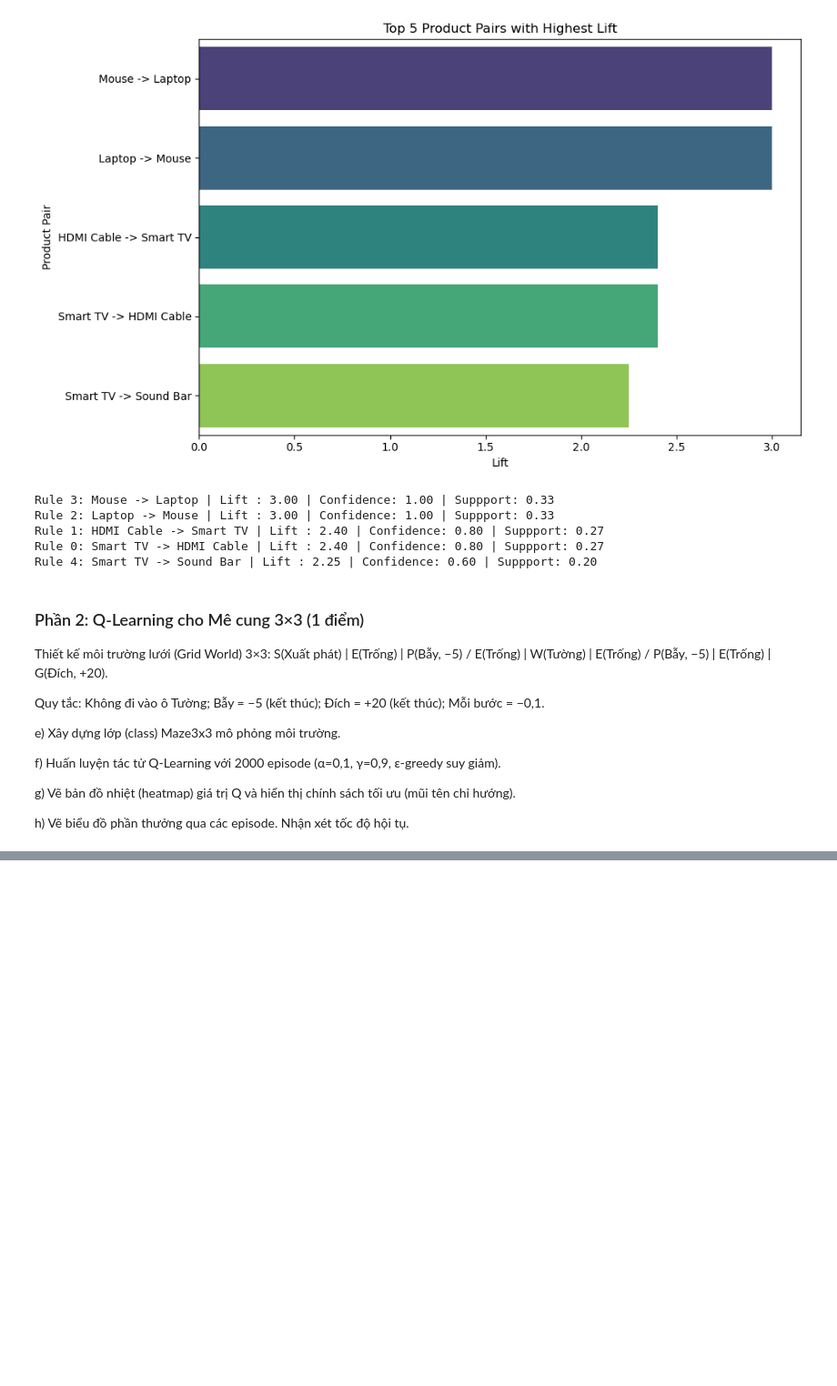
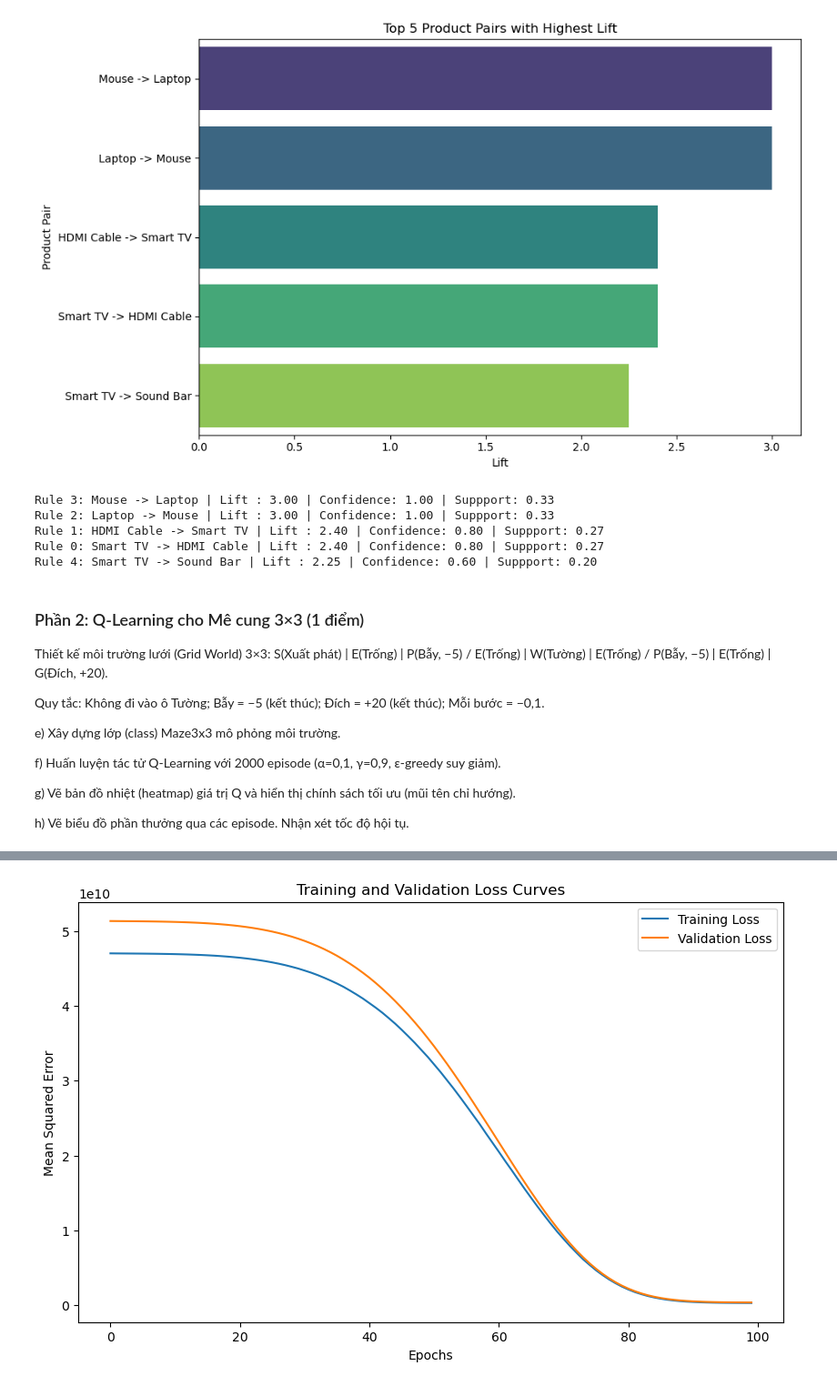
Before and after one commit to Minuxe/Aptech-Advanced-Data-Science, a Jupyter notebook: Aptech-Advanced-Data-Science/Bai thi cuoi ky/TranDaiMinh_CuoiKy.ipynb, the cells around one changed output, grey strips where cells are left out. Shown at 91% size. Cells and saved outputs as stored; diff of their text form; code cells hidden in the pictures; blank space fills up the shorter version.

Commit message:
Finished the final term advanced data science test

```diff
--- a/Aptech-Advanced-Data-Science/Bai thi cuoi ky/TranDaiMinh_CuoiKy.ipynb
+++ b/Aptech-Advanced-Data-Science/Bai thi cuoi ky/TranDaiMinh_CuoiKy.ipynb
@@ -717,0 +918,94 @@ class GridWorld:
+# %%
+from tensorflow.keras.models import Sequential
+from tensorflow.keras.layers import Dense
+from tensorflow.keras.callbacks import EarlyStopping
+import pandas as pd
+import numpy as np
+import seaborn as sns
+import matplotlib.pyplot as plt
+
+
+np.random.seed(42)
+num_samples = 200
+area = np.random.uniform(50, 300 , num_samples)
+bedrooms = np.random.randint(1,6,num_samples)
+bathrooms = np.random.randint(1,4,num_samples)
+floors = np.random.randint(1,4,num_samples)
+main_road = np.random.choice(['Yes', 'No'], num_samples)
+air_conditioning = np.random.choice(['Yes', 'No'], num_samples)
+
+
+#Giá nhà được tạo dựa trên một hàm giả định với một số yếu tố ngẫu nhiên
+price = (area * 1000) + (bedrooms * 5000) + (bathrooms * 3000) + (floors * 2000) + (main_road == 'Yes') * 10000 + (air_conditioning == 'Yes') * 8000 + np.random.normal(0,10000, num_samples)
+
+
+#Tạo DataFrame
+data_houses_df = pd.DataFrame({
+    'Area': area,
+    'Bedrooms': bedrooms,
+    'Bathrooms': bathrooms,
+    'Floors': floors,
+    'Main_Road': main_road,
+    'Air_Conditioning': air_conditioning,
+    'Price': price
+})
+
+
+data_houses_df['Main_Road'] = data_houses_df['Main_Road'].map({'Yes': 1 , 'No': 0})
+data_houses_df['Air_Conditioning'] = data_houses_df['Air_Conditioning'].map({'Yes': 1 , 'No': 0})
+
+
+
+X = data_houses_df.drop('Price', axis = 1).values
+y = data_houses_df['Price'].values
+
+# Xây dựng mô hình ANN
+model = Sequential([
+    Dense(64 , activation = 'relu', input_shape = (X.shape[1], )),
+    Dense(32 , activation = 'relu'),
+    Dense(16 , activation = 'relu'),
+    Dense(1)
+])
+model.compile(optimizer = 'adam', loss = 'mse')
+early_stopping = EarlyStopping(monitor = 'val_loss', patience = 10 , restore_best_weights = True)
+history = model.fit(X, y, validation_split = 0.2 , epochs = 100 , callbacks = [early_stopping], verbose = 0)
+
+
+plt.figure(figsize=(10,6))
+plt.plot(history.history['loss'], label = 'Training Loss')
+plt.plot(history.history['val_loss'], label = 'Validation Loss')
+plt.title('Training and Validation Loss Curves')
+plt.xlabel('Epochs')
+plt.ylabel('Mean Squared Error')
+plt.legend()
+plt.show()
+
+
+from sklearn.metrics import mean_absolute_error, mean_squared_error, r2_score
+# Dự đoán trên tập kiểm tra
+
+X_test = X[int(0.8 * len(X)):]
+y_test = y[int(0.8 * len(y)):]
+y_pred = model.predict(X_test).flatten()
+
+
+
+mae = mean_absolute_error(y_test, y_pred)
+mse = mean_squared_error(y_test, y_pred)
+rmse = np.sqrt(mse)
+r2 = r2_score(y_test, y_pred)
+print(f"Mean Absolute Error (MAE): {mae:.2f}")
+print(f"Root Mean Squared Error (RMSE): {rmse:.2f}")
+print(f"R² Score: {r2:.4f}")
+
+# Vẽ biểu đồ phân tán giá trị thực tế và dự đoán
+plt.figure(figsize=(10,6))
+sns.scatterplot(x = y_test , y = y_pred , color = 'blue', label = 'Predicted Vs Actual')
+plt.plot([y.min(), y.max()], [y.min(), y.max()], 'r--', label = 'Ideal Fit')
+plt.title('Actual vs Predicted Prices')
+plt.xlabel('Actual Price')
+plt.ylabel('Predicted Price')
+plt.legend()
+plt.show()
+# %% [output]
+[figure, added]
```
Also changed, not shown: parts of 11 cells of this notebook.
